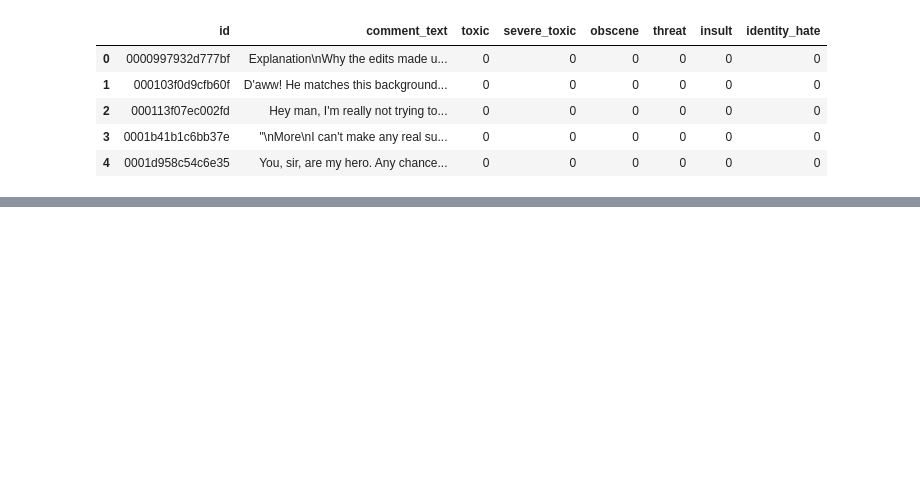
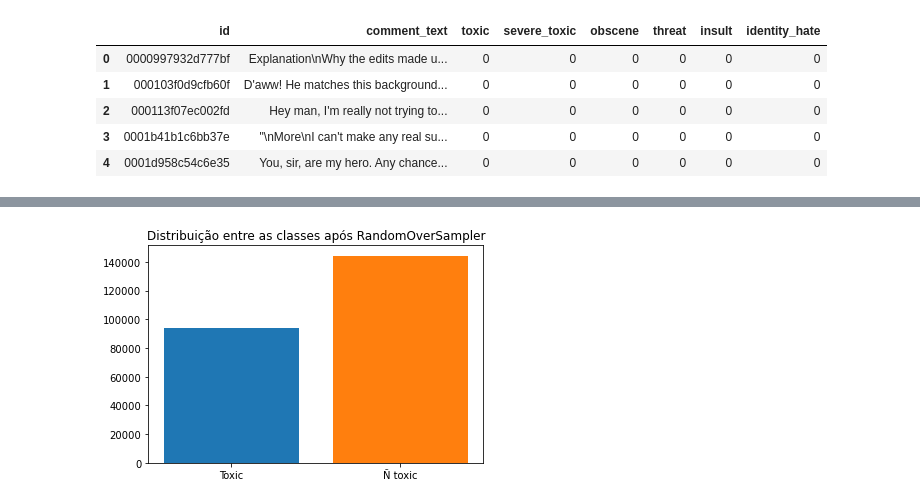
Before and after one commit to yanprada/MO444-discipline, a Jupyter notebook: trabalho_4/project_4_classificacao_binaria-checkpoint.ipynb, the cells around one changed output, grey strips where cells are left out. Saved outputs shown, nothing was run; the diff lists cells and outputs as text; code cells hidden in the pictures; blank space fills up the shorter version.

```diff
--- a/trabalho_4/project_4_classificacao_binaria-checkpoint.ipynb
+++ b/trabalho_4/project_4_classificacao_binaria-checkpoint.ipynb
@@ -80,7 +143,0 @@ __Pré Processamento__
-# %%
-df_sample_0 = df_train[df_train['toxic']==0]
-df_sample_0 = df_sample_0.sample(n=15294)
-df_sample_1 = df_train[df_train['toxic']==1]
-
-# pass dataframes as a list
-df_train = pd.concat([df_sample_0,df_sample_1], ignore_index=True)
@@ -95,0 +160,14 @@ plt.show()
+# %%
+X = df_train.iloc[:,0:2]
+y = df_train['toxic']
+
+#oversample = RandomUnderSampler(sampling_strategy='majority', random_state=42)
+oversample = RandomOverSampler(sampling_strategy=0.65)
+X_over, y_over = oversample.fit_resample(X,y)
+# %%
+plt.bar('Toxic', len(y_over[y_over==1]))
+plt.bar('Ñ toxic', len(y_over[y_over==0]))
+plt.title('Distribuição entre as classes após RandomOverSampler')
+plt.show()
+# %% [output]
+[figure, added]
```
Also changed, not shown: parts of 59 cells of this notebook.
